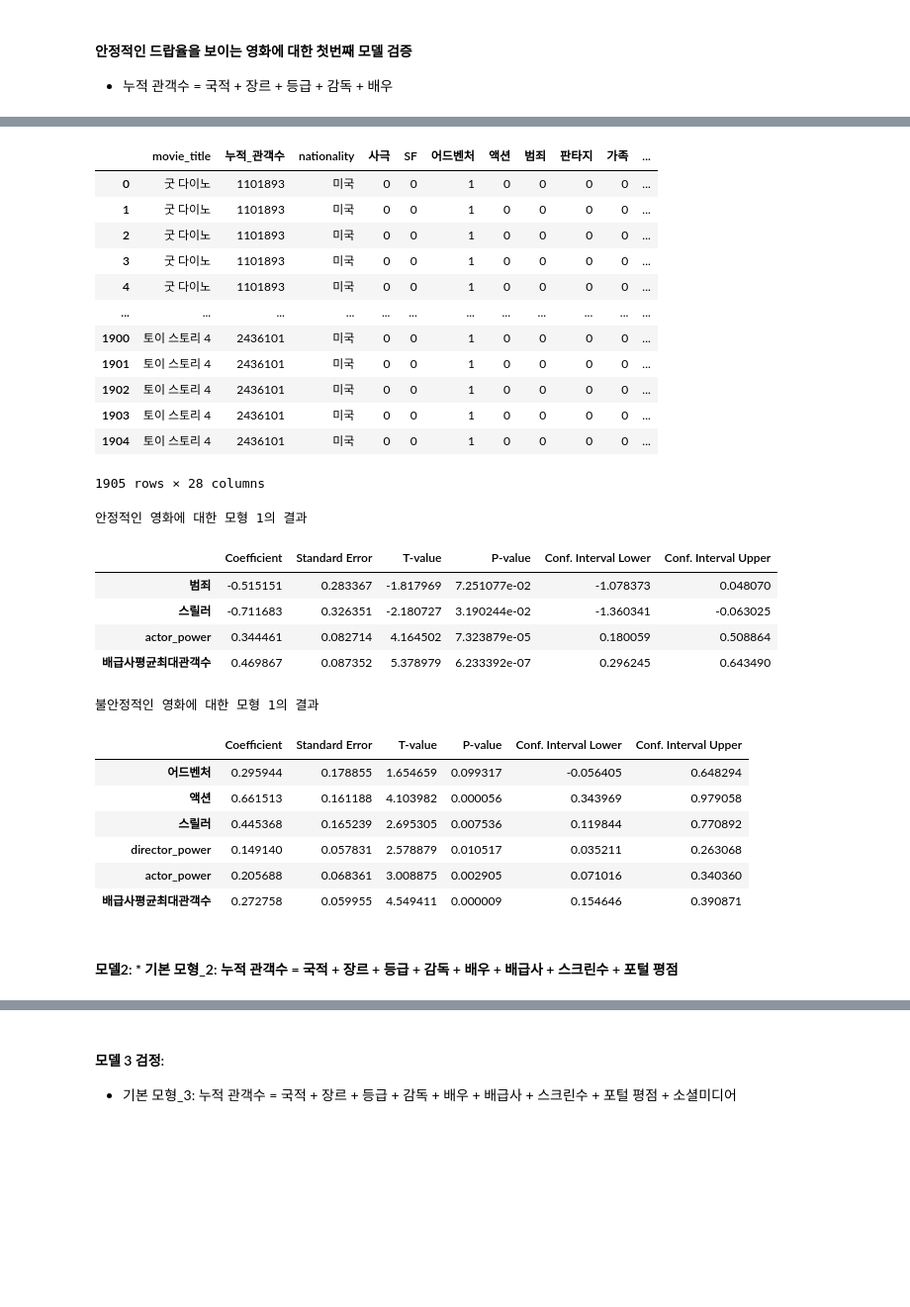
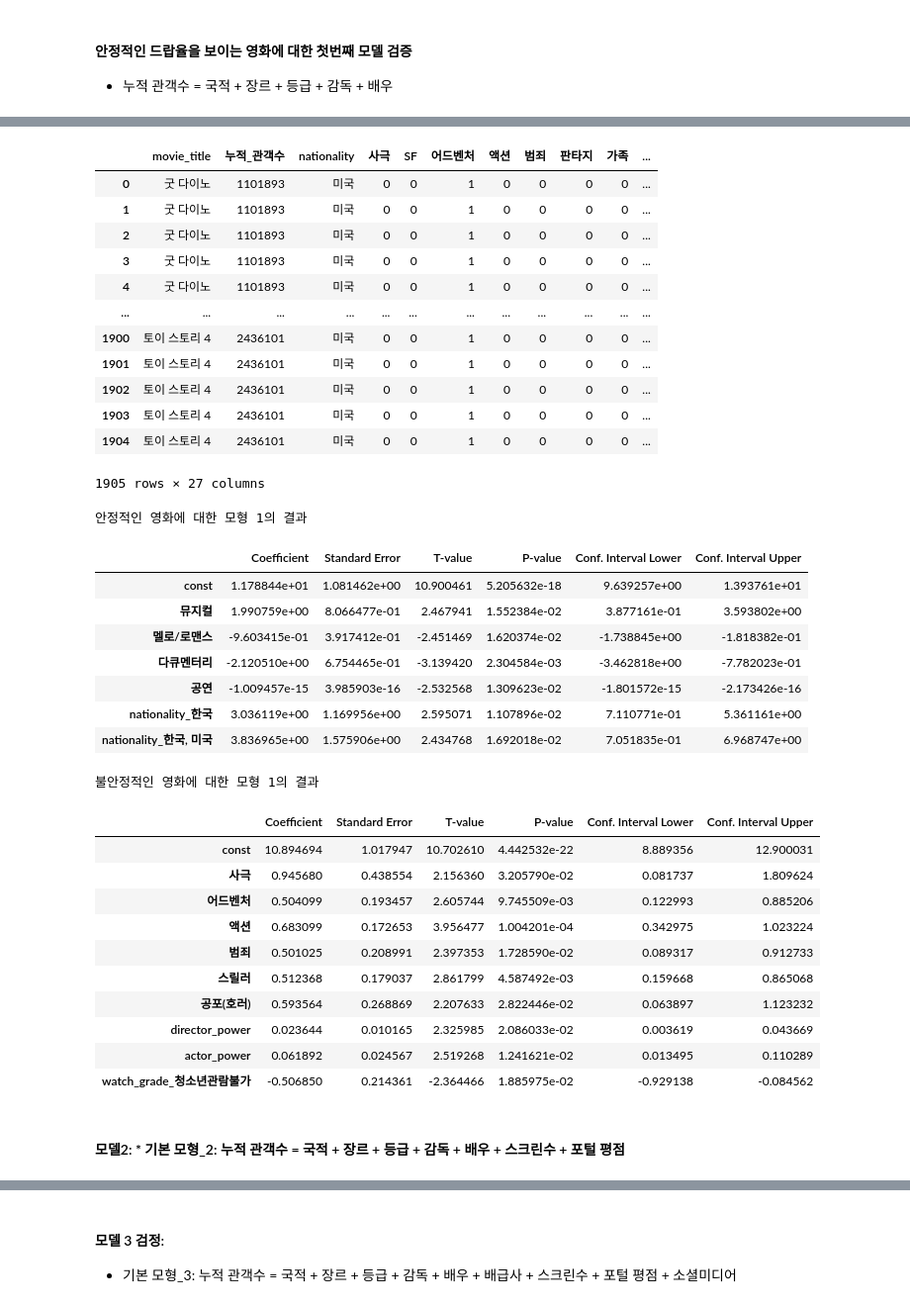
Before and after one commit to d0gyunkim/Big_analytics_project, a Jupyter notebook: drop_point_회귀_모델.ipynb, the cells around one changed output, grey strips where cells are left out. Shown at 99% size. Drawn from its saved outputs; the diff is of its cells as text; code cells hidden in the pictures; blank space fills up the shorter version.

```diff
--- a/drop_point_회귀_모델.ipynb
+++ b/drop_point_회귀_모델.ipynb
@@ -228,16 +227,17 @@ col_genre= ['사극', 'SF', '어드벤처', '액션', '범죄', '판타지', '
 col_watch_grade = ['watch_grade']
 
 # 영화 제작 구성원
-col_power = ['director_power', 'actor_power','배급사평균최대관객수']
+col_power = ['director_power', 'actor_power']
 
 # 영화 상영 정보
-col_screen = ['스크린점유율','상영점유율','좌석점유율']
+col_screen = ['스크린점유율','상영점유율']
 
 # 영화 평점 정보
 col_score = ['RV_score_total']
 
 # 소셜미디어 정보
-col_social = ['Total_neg_ratio','Total_neut_ratio','Total_pos_ratio']
+col_social = ['Total_neg_ratio','Total_neut_ratio','Total_pos_ratio','DailyTotal']
+
 
 # movie_title
 col_movie_title = ['movie_title']
@@ -306,7 +306,7 @@ df_stable_model_1
 | 1902 | 토이 스토리 4 | 2436101 | 미국 | 0 | 0 | 1 | 0 | 0 | 0 | 0 | ... |
 | 1903 | 토이 스토리 4 | 2436101 | 미국 | 0 | 0 | 1 | 0 | 0 | 0 | 0 | ... |
 | 1904 | 토이 스토리 4 | 2436101 | 미국 | 0 | 0 | 1 | 0 | 0 | 0 | 0 | ... |
-1905 rows × 28 columns
+1905 rows × 27 columns
 # %%
 # 각각의 변수에 대한 전처리
 # 더미 변수 생성
@@ -320,10 +320,13 @@ df_un_stable_model_1.update(df_un_stable_model_1.select_dtypes(include=['bool'])
 
 # 정규화할 변수 선택
 # 정규화할 변수 선택_
-to_normalize = ['director_power', 'actor_power', '배급사평균최대관객수','누적_관객수']
-scaler = StandardScaler()
-df_stable_model_1[to_normalize] = scaler.fit_transform(df_stable_model_1[to_normalize])
-df_un_stable_model_1[to_normalize] = scaler.fit_transform(df_un_stable_model_1[to_normalize])
+df_stable_model_1['director_power'] = np.log1p(df_stable_model_1['director_power'])
+df_stable_model_1['actor_power'] = np.log1p(df_stable_model_1['actor_power'])
+df_stable_model_1['누적_관객수'] = np.log1p(df_stable_model_1['누적_관객수'])
+
+df_un_stable_model_1['director_power'] = np.log1p(df_un_stable_model_1['director_power'])
+df_un_stable_model_1['actor_power'] = np.log1p(df_un_stable_model_1['actor_power'])
+df_un_stable_model_1['누적_관객수'] = np.log1p(df_un_stable_model_1['누적_관객수'])
 # %%
 # 영화별로 묶기
 df_stable_model_1 = df_stable_model_1.groupby('movie_title').mean().copy()
@@ -353,50 +356,57 @@ results_summary = pd.DataFrame({
 
 # 결과 출력
 print('안정적인 영화에 대한 모형 1의 결과')
-results_summary[results_summary['P-value'] < 0.1]
+results_summary[results_summary['P-value'] < 0.05]
 # %% [output]
 안정적인 영화에 대한 모형 1의 결과
 |  | Coefficient | Standard Error | T-value | P-value | Conf. Interval Lower | Conf. Interval Upper |
-| 범죄 | -0.515151 | 0.283367 | -1.817969 | 7.251077e-02 | -1.078373 | 0.048070 |
-| 스릴러 | -0.711683 | 0.326351 | -2.180727 | 3.190244e-02 | -1.360341 | -0.063025 |
-| actor_power | 0.344461 | 0.082714 | 4.164502 | 7.323879e-05 | 0.180059 | 0.508864 |
-| 배급사평균최대관객수 | 0.469867 | 0.087352 | 5.378979 | 6.233392e-07 | 0.296245 | 0.643490 |
+| const | 1.178844e+01 | 1.081462e+00 | 10.900461 | 5.205632e-18 | 9.639257e+00 | 1.393761e+01 |
+| 뮤지컬 | 1.990759e+00 | 8.066477e-01 | 2.467941 | 1.552384e-02 | 3.877161e-01 | 3.593802e+00 |
+| 멜로/로맨스 | -9.603415e-01 | 3.917412e-01 | -2.451469 | 1.620374e-02 | -1.738845e+00 | -1.818382e-01 |
+| 다큐멘터리 | -2.120510e+00 | 6.754465e-01 | -3.139420 | 2.304584e-03 | -3.462818e+00 | -7.782023e-01 |
+| 공연 | -1.009457e-15 | 3.985903e-16 | -2.532568 | 1.309623e-02 | -1.801572e-15 | -2.173426e-16 |
+| nationality_한국 | 3.036119e+00 | 1.169956e+00 | 2.595071 | 1.107896e-02 | 7.110771e-01 | 5.361161e+00 |
+| nationality_한국, 미국 | 3.836965e+00 | 1.575906e+00 | 2.434768 | 1.692018e-02 | 7.051835e-01 | 6.968747e+00 |
 # %%
 # 독립변수(X)와 종속변수(y) 설정
 X = df_un_stable_model_1.drop('누적_관객수', axis=1)
 y = df_un_stable_model_1['누적_관객수']
 
 # X에 상수항 추가 (절편 포함)
 X = sm.add_constant(X)
 
 # 회귀 모델 생성 및 적합
 model = sm.OLS(y, X).fit()
 
 # 회귀 결과를 데이터프레임으로 정리
 results_summary = pd.DataFrame({
     'Coefficient': model.params,
     'Standard Error': model.bse,
     'T-value': model.tvalues,
     'P-value': model.pvalues,
     'Conf. Interval Lower': model.conf_int()[0],
     'Conf. Interval Upper': model.conf_int()[1]
 })
 
 # 결과 출력
 print('불안정적인 영화에 대한 모형 1의 결과')
 
-results_summary[results_summary['P-value'] < 0.1]
+results_summary[results_summary['P-value'] < 0.05]
 # %% [output]
 불안정적인 영화에 대한 모형 1의 결과
 |  | Coefficient | Standard Error | T-value | P-value | Conf. Interval Lower | Conf. Interval Upper |
-| 어드벤처 | 0.295944 | 0.178855 | 1.654659 | 0.099317 | -0.056405 | 0.648294 |
-| 액션 | 0.661513 | 0.161188 | 4.103982 | 0.000056 | 0.343969 | 0.979058 |
-| 스릴러 | 0.445368 | 0.165239 | 2.695305 | 0.007536 | 0.119844 | 0.770892 |
-| director_power | 0.149140 | 0.057831 | 2.578879 | 0.010517 | 0.035211 | 0.263068 |
-| actor_power | 0.205688 | 0.068361 | 3.008875 | 0.002905 | 0.071016 | 0.340360 |
-| 배급사평균최대관객수 | 0.272758 | 0.059955 | 4.549411 | 0.000009 | 0.154646 | 0.390871 |
+| const | 10.894694 | 1.017947 | 10.702610 | 4.442532e-22 | 8.889356 | 12.900031 |
+| 사극 | 0.945680 | 0.438554 | 2.156360 | 3.205790e-02 | 0.081737 | 1.809624 |
+| 어드벤처 | 0.504099 | 0.193457 | 2.605744 | 9.745509e-03 | 0.122993 | 0.885206 |
+| 액션 | 0.683099 | 0.172653 | 3.956477 | 1.004201e-04 | 0.342975 | 1.023224 |
+| 범죄 | 0.501025 | 0.208991 | 2.397353 | 1.728590e-02 | 0.089317 | 0.912733 |
+| 스릴러 | 0.512368 | 0.179037 | 2.861799 | 4.587492e-03 | 0.159668 | 0.865068 |
+| 공포(호러) | 0.593564 | 0.268869 | 2.207633 | 2.822446e-02 | 0.063897 | 1.123232 |
+| director_power | 0.023644 | 0.010165 | 2.325985 | 2.086033e-02 | 0.003619 | 0.043669 |
+| actor_power | 0.061892 | 0.024567 | 2.519268 | 1.241621e-02 | 0.013495 | 0.110289 |
+| watch_grade_청소년관람불가 | -0.506850 | 0.214361 | -2.364466 | 1.885975e-02 | -0.929138 | -0.084562 |
 # %% [markdown]
-#### 모델2: * 기본 모형_2: 누적 관객수 = 국적 + 장르 + 등급 + 감독 + 배우 + 배급사 + 스크린수 + 포털 평점
+#### 모델2: * 기본 모형_2: 누적 관객수 = 국적 + 장르 + 등급 + 감독 + 배우 + 스크린수 + 포털 평점
 # %%
 # 국적, 장르, 등급, 감독, 배우, 배급사만을 포함하는 데이터 프레임-> stable
 df_stable_model_2 = df_stable[col_movie_title+col_dep+col_national + col_genre + col_watch_grade + col_power+col_screen+col_score].copy()
```
Also changed, not shown: parts of 20 cells of this notebook, 2 other files.
